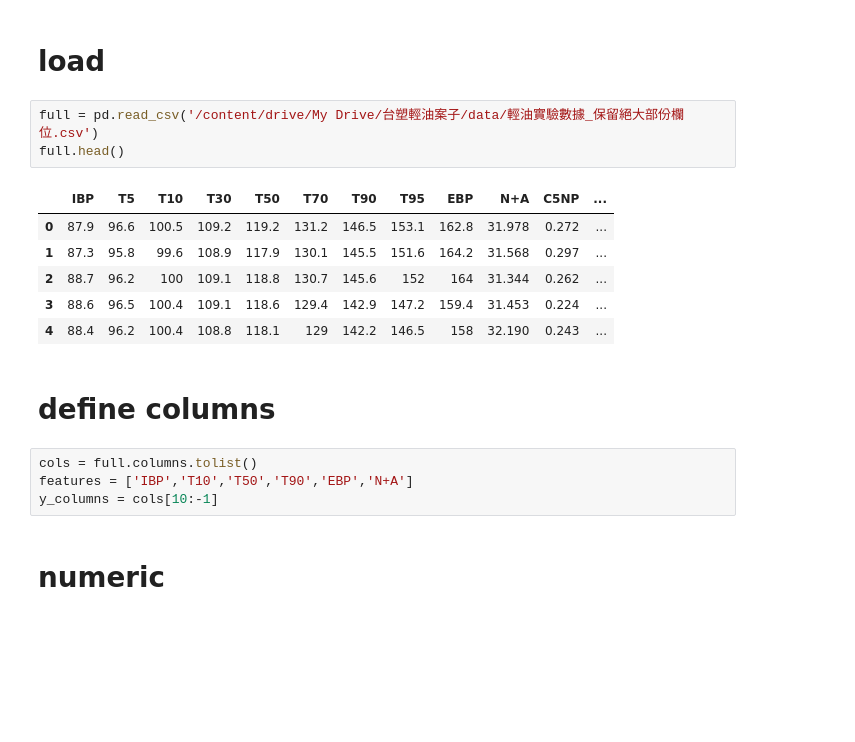
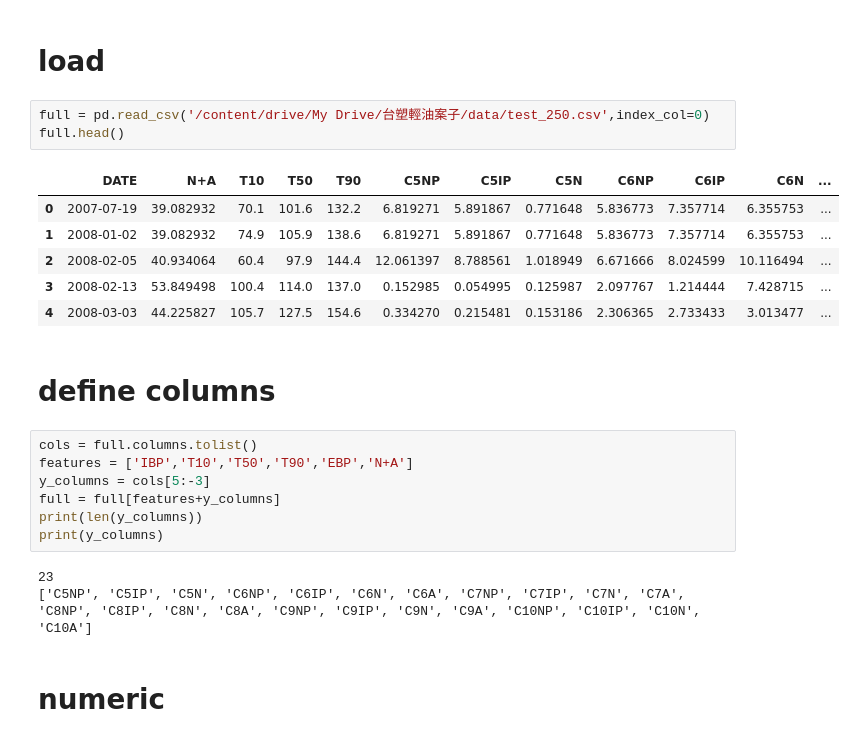
Before and after one commit to skywalker0803r/works, a Jupyter notebook: 加入IBP_EBP分析.ipynb, the cells around one changed output. Cells and saved outputs as stored; diff of their text form; blank space fills up the shorter version.

```diff
--- a/加入IBP_EBP分析.ipynb
+++ b/加入IBP_EBP分析.ipynb
@@ -86,21 +89,27 @@ def rule3(df):
 # %% [markdown]
 # load
 # %%
-full = pd.read_csv('/content/drive/My Drive/台塑輕油案子/data/輕油實驗數據_保留絕大部份欄位.csv')
+full = pd.read_csv('/content/drive/My Drive/台塑輕油案子/data/test_250.csv',index_col=0)
 full.head()
 # %% [output]
-|  | IBP | T5 | T10 | T30 | T50 | T70 | T90 | T95 | EBP | N+A | C5NP | ... |
-| 0 | 87.9 | 96.6 | 100.5 | 109.2 | 119.2 | 131.2 | 146.5 | 153.1 | 162.8 | 31.978 | 0.272 | ... |
-| 1 | 87.3 | 95.8 | 99.6 | 108.9 | 117.9 | 130.1 | 145.5 | 151.6 | 164.2 | 31.568 | 0.297 | ... |
-| 2 | 88.7 | 96.2 | 100 | 109.1 | 118.8 | 130.7 | 145.6 | 152 | 164 | 31.344 | 0.262 | ... |
-| 3 | 88.6 | 96.5 | 100.4 | 109.1 | 118.6 | 129.4 | 142.9 | 147.2 | 159.4 | 31.453 | 0.224 | ... |
-| 4 | 88.4 | 96.2 | 100.4 | 108.8 | 118.1 | 129 | 142.2 | 146.5 | 158 | 32.190 | 0.243 | ... |
+|  | DATE | N+A | T10 | T50 | T90 | C5NP | C5IP | C5N | C6NP | C6IP | C6N | ... |
+| 0 | 2007-07-19 | 39.082932 | 70.1 | 101.6 | 132.2 | 6.819271 | 5.891867 | 0.771648 | 5.836773 | 7.357714 | 6.355753 | ... |
+| 1 | 2008-01-02 | 39.082932 | 74.9 | 105.9 | 138.6 | 6.819271 | 5.891867 | 0.771648 | 5.836773 | 7.357714 | 6.355753 | ... |
+| 2 | 2008-02-05 | 40.934064 | 60.4 | 97.9 | 144.4 | 12.061397 | 8.788561 | 1.018949 | 6.671666 | 8.024599 | 10.116494 | ... |
+| 3 | 2008-02-13 | 53.849498 | 100.4 | 114.0 | 137.0 | 0.152985 | 0.054995 | 0.125987 | 2.097767 | 1.214444 | 7.428715 | ... |
+| 4 | 2008-03-03 | 44.225827 | 105.7 | 127.5 | 154.6 | 0.334270 | 0.215481 | 0.153186 | 2.306365 | 2.733433 | 3.013477 | ... |
 # %% [markdown]
 # define columns
 # %%
 cols = full.columns.tolist()
 features = ['IBP','T10','T50','T90','EBP','N+A']
-y_columns = cols[10:-1]
+y_columns = cols[5:-3]
+full = full[features+y_columns]
+print(len(y_columns))
+print(y_columns)
+# %% [output]
+23
+['C5NP', 'C5IP', 'C5N', 'C6NP', 'C6IP', 'C6N', 'C6A', 'C7NP', 'C7IP', 'C7N', 'C7A', 'C8NP', 'C8IP', 'C8N', 'C8A', 'C9NP', 'C9IP', 'C9N', 'C9A', 'C10NP', 'C10IP', 'C10N', 'C10A']
 # %% [markdown]
 # numeric
 # %%
```
Also changed, not shown: parts of 22 cells of this notebook.
